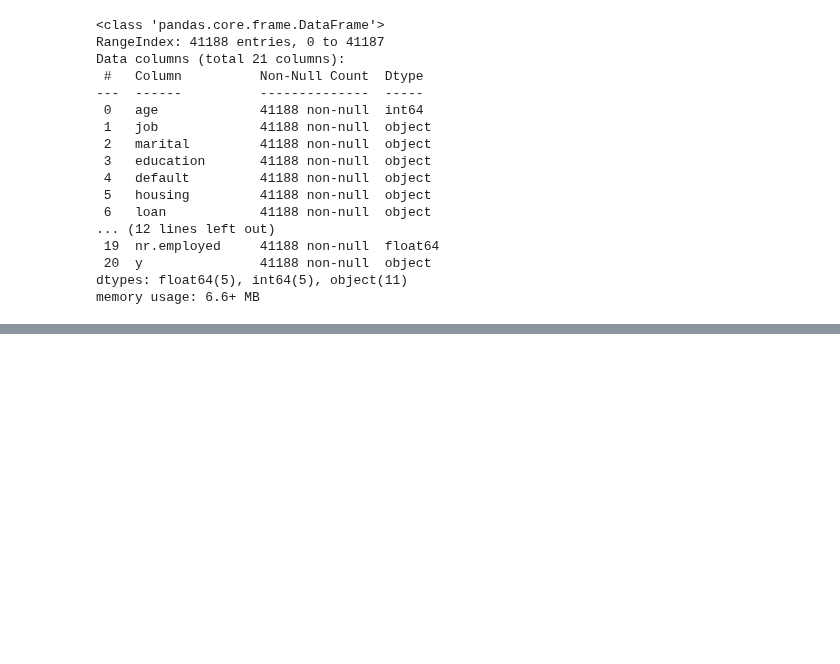
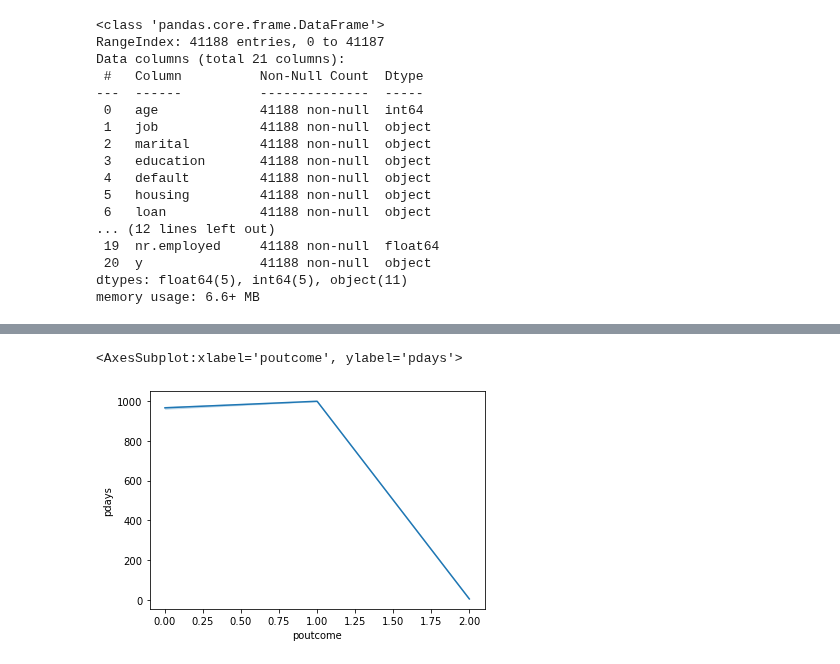
Before and after one commit to datav94/prcp_1000_bankm, a Jupyter notebook: prcp_1000_bankm.ipynb, the cells around one changed output, grey strips where cells are left out. Drawn from its saved outputs; the diff is of its cells as text; code cells hidden in the pictures; blank space fills up the shorter version.

```diff
--- a/prcp_1000_bankm.ipynb
+++ b/prcp_1000_bankm.ipynb
@@ -90,0 +361,5 @@ memory usage: 6.6+ MB
+# %%
+sns.lineplot(df_additional['poutcome'], df_additional['pdays'])
+# %% [output]
+<AxesSubplot:xlabel='poutcome', ylabel='pdays'>
+[figure, added]
```
Also changed, not shown: parts of 32 cells of this notebook, 5 other files.
